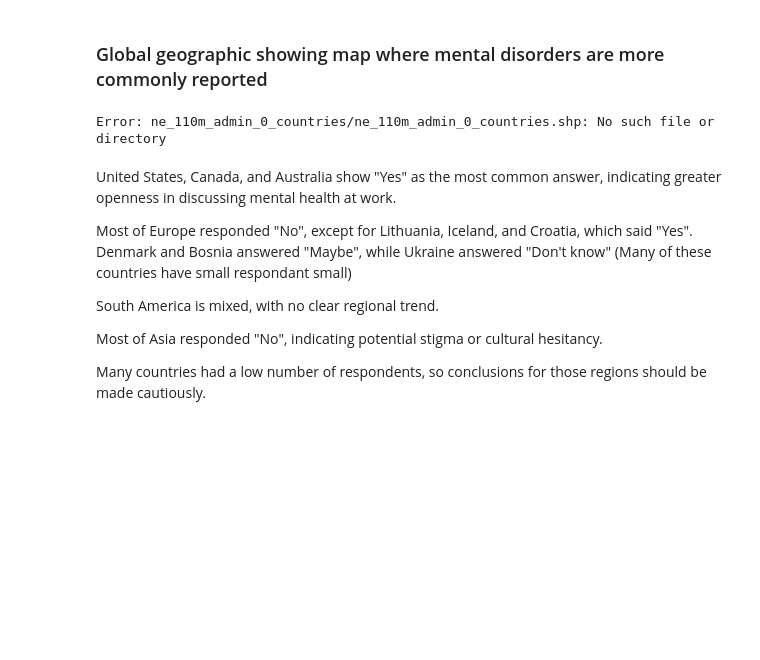
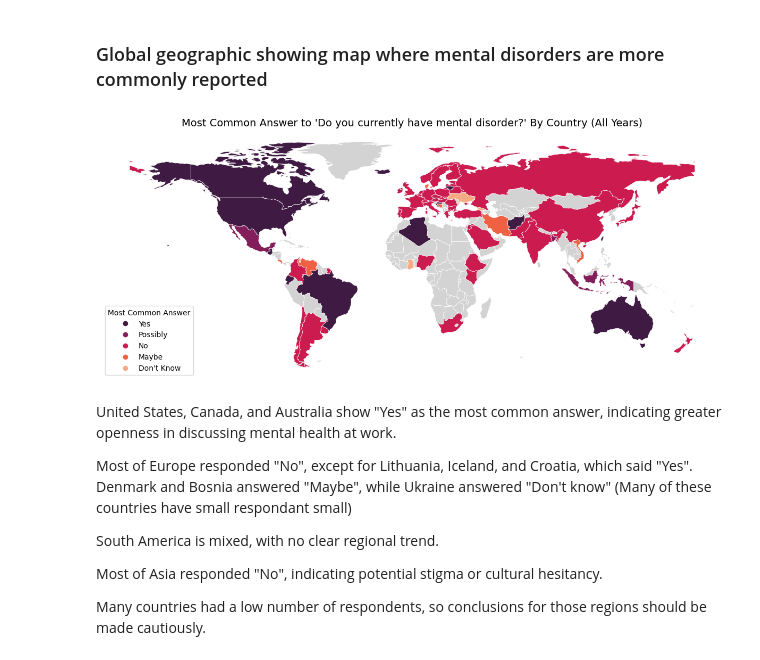
Before and after one commit to Duccard/demographic_impact_mental_health, a Jupyter notebook: demographic_impact_mental_health.ipynb, the cells around one changed output. Saved outputs shown, nothing was run; the diff lists cells and outputs as text; code cells hidden in the pictures; blank space fills up the shorter version.

```diff
--- a/demographic_impact_mental_health.ipynb
+++ b/demographic_impact_mental_health.ipynb
@@ -474,11 +502,11 @@ plot_question_33_bar(merged_df)
 # %% [markdown]
 ### Global geographic showing map where mental disorders are more commonly reported
 # %%
-shapefile_path = "ne_110m_admin_0_countries/ne_110m_admin_0_countries.shp"
+shapefile_path = "data/ne_110m_admin_0_countries/ne_110m_admin_0_countries.shp"
 
 result = plot_global_country_most_common_answer_q33(merged_df, shapefile_path)
 # %% [output]
-Error: ne_110m_admin_0_countries/ne_110m_admin_0_countries.shp: No such file or directory
+[figure, added]
 # %% [markdown]
 United States, Canada, and Australia show "Yes" as the most common answer, indicating greater openness in discussing mental health at work.
 
```
Also changed, not shown: parts of 3 cells of this notebook, 1 other file.
